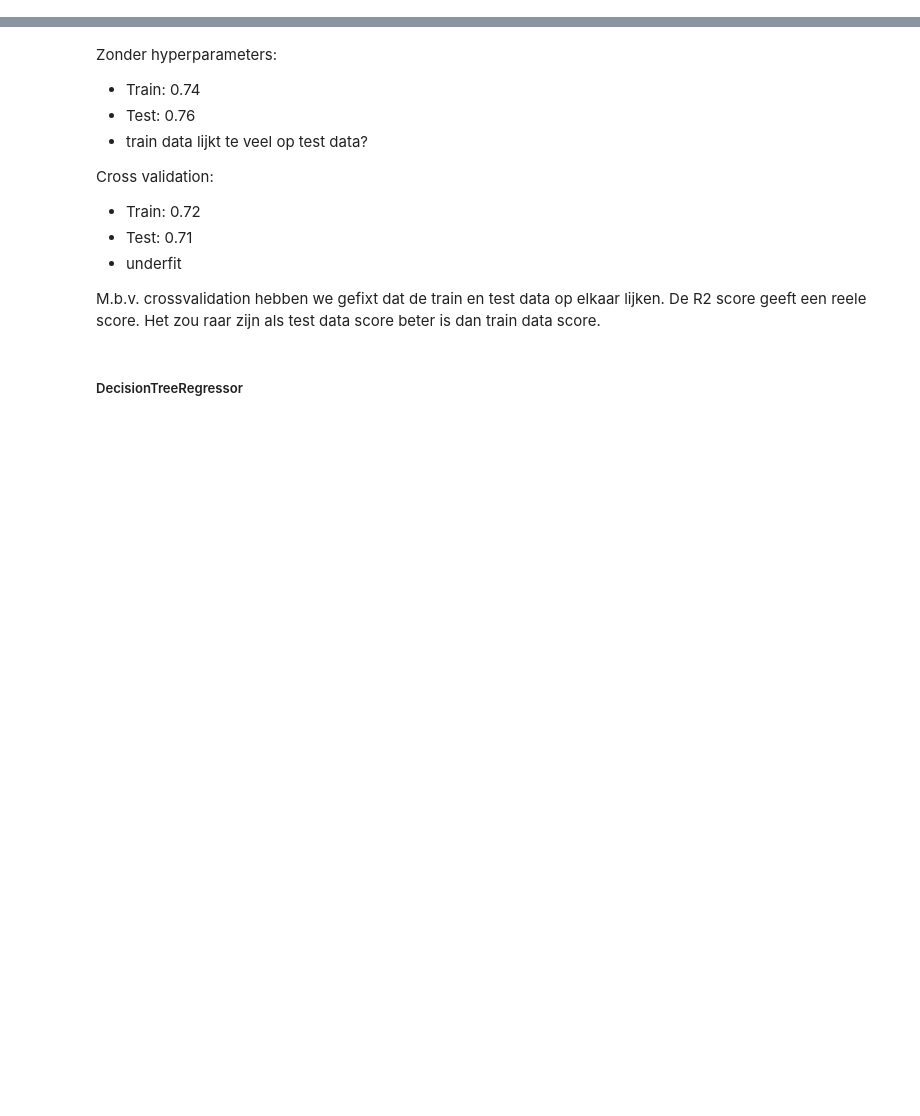
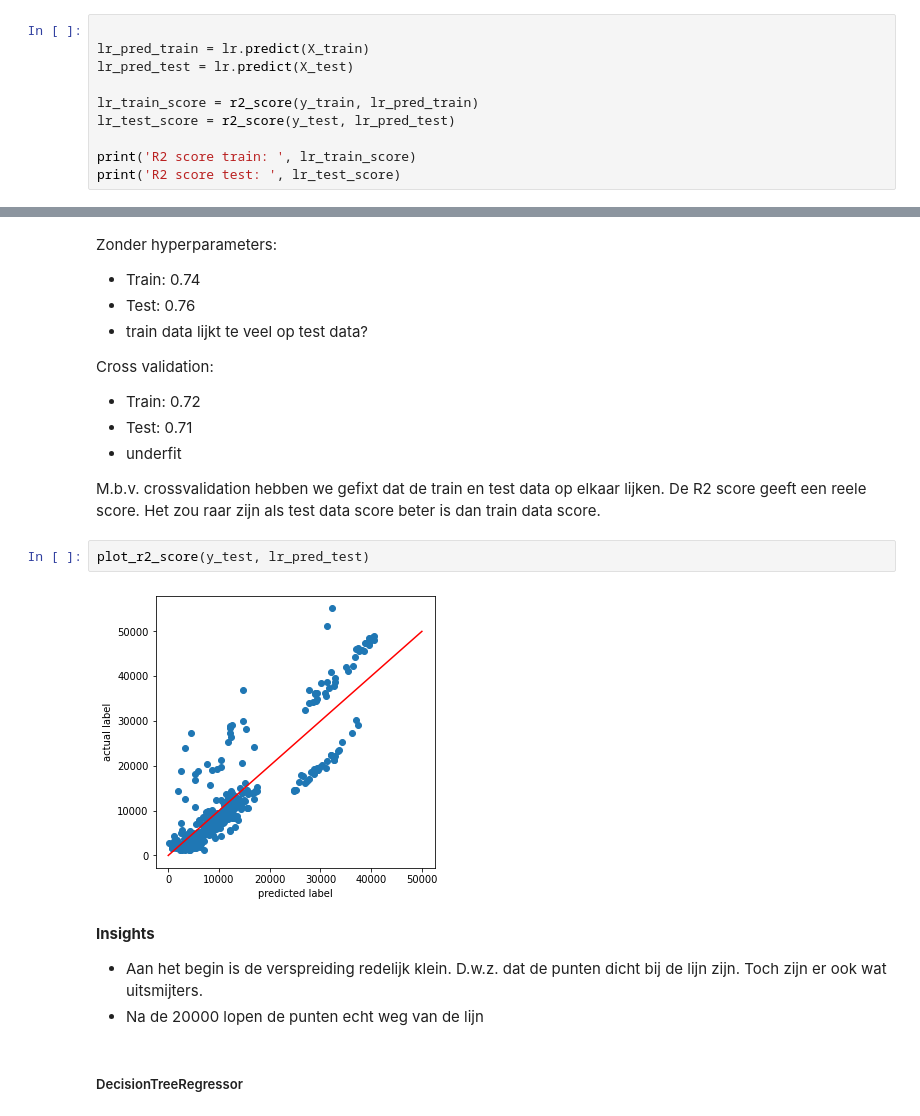
Before and after one commit to Mysurii/Minoi-AAI, a Jupyter notebook: Machine Learning/medical-cost.ipynb, the cells around one changed output, grey strips where cells are left out. Drawn from its saved outputs; the diff is of its cells as text; blank space fills up the shorter version.

```diff
--- a/Machine Learning/medical-cost.ipynb
+++ b/Machine Learning/medical-cost.ipynb
@@ -296,0 +291,10 @@ R2 Score X_test:  0.7616077881369405
+# %%
+
+lr_pred_train = lr.predict(X_train)
+lr_pred_test = lr.predict(X_test)
+
+lr_train_score = r2_score(y_train, lr_pred_train)
+lr_test_score = r2_score(y_test, lr_pred_test)
+
+print('R2 score train: ', lr_train_score)
+print('R2 score test: ', lr_test_score)
@@ -319,6 +326,14 @@ Cross validation:
 - underfit
 
 M.b.v. crossvalidation hebben we gefixt dat de train en test data op elkaar lijken. De R2 score geeft een reele score. Het zou raar zijn als test data score beter is dan train data score.
+# %%
+plot_r2_score(y_test, lr_pred_test)
+# %% [output]
+[figure, added]
+# %% [markdown]
+**Insights**
+- Aan het begin is de verspreiding redelijk klein. D.w.z. dat de punten dicht bij de lijn zijn. Toch zijn er ook wat uitsmijters.
+- Na de 20000 lopen de punten echt weg van de lijn
 # %% [markdown]
 ##### DecisionTreeRegressor
 # %%
```
Also changed, not shown: parts of 35 cells of this notebook, 1 other file.
